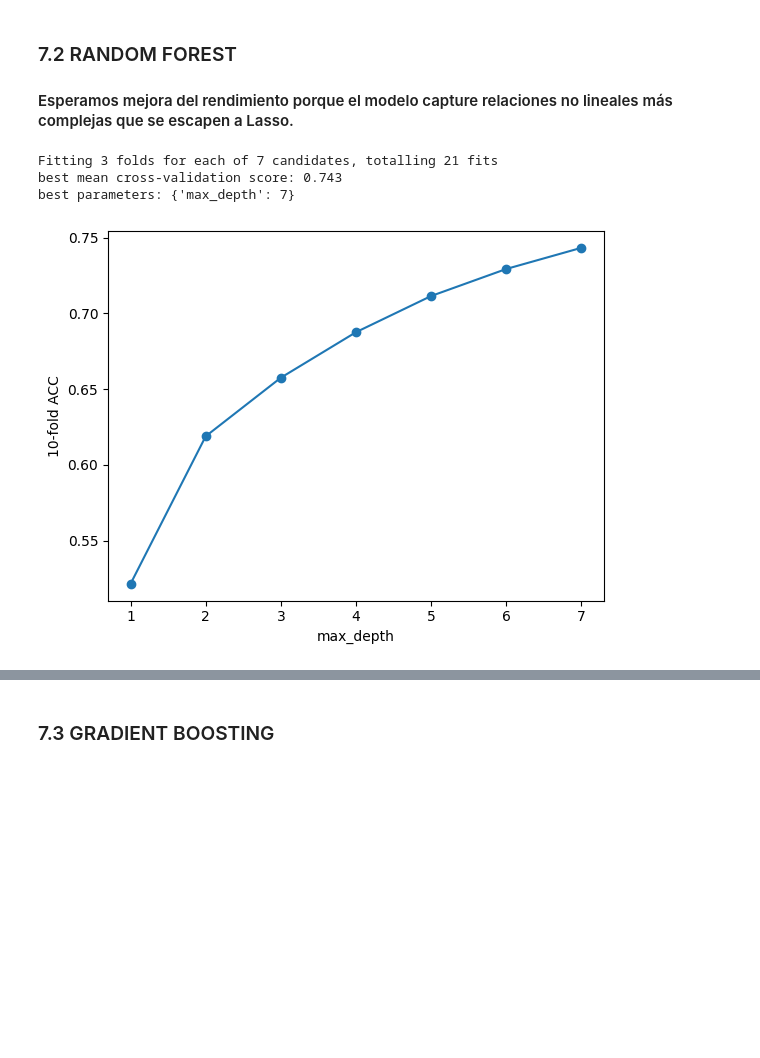
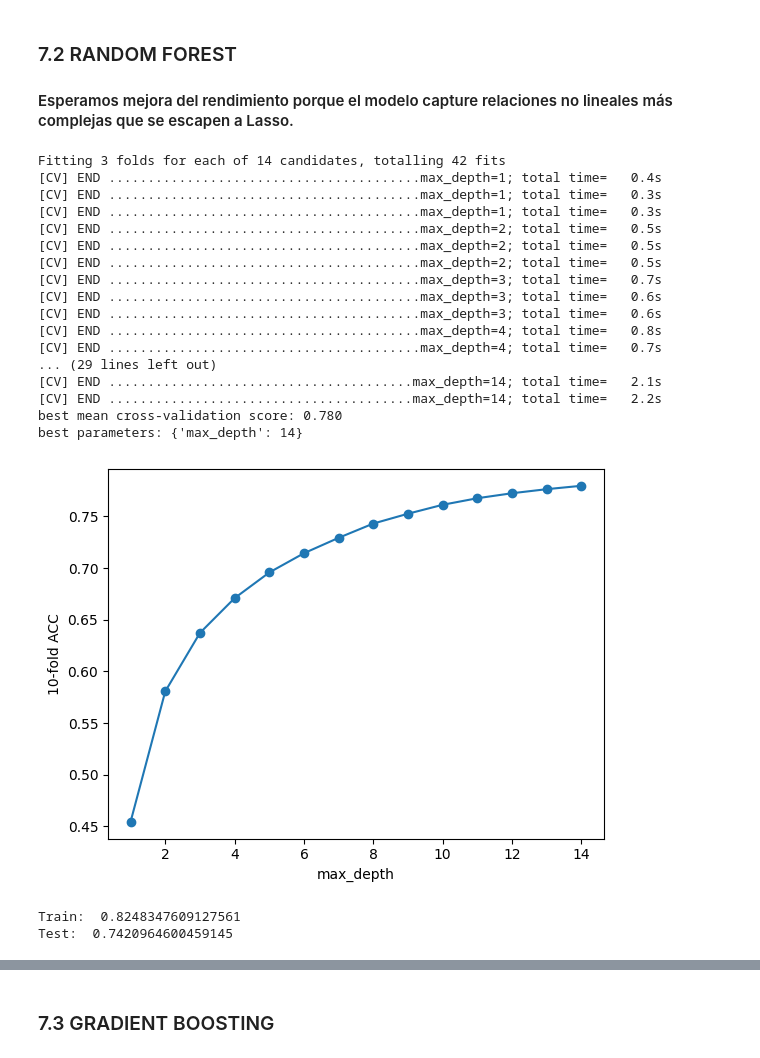
Before and after one commit to mariaeugenia-alvarez/hands-on-coding-machine-learning-project, a Jupyter notebook: ml-airbnb.ipynb, the cells around one changed output, grey strips where cells are left out. Cells and saved outputs as stored; diff of their text form; code cells hidden in the pictures; blank space fills up the shorter version.

```diff
--- a/ml-airbnb.ipynb
+++ b/ml-airbnb.ipynb
@@ -1285,34 +1285,47 @@ is_real_bed 0.00722815448879818
 # %%
 from sklearn.ensemble import RandomForestRegressor
 
 # grid search
-maxDepth   = range(1,8)
-param_grid = {'max_depth': maxDepth}
+maxDepth = range(1,15)
+tuned_parameters = {'max_depth': maxDepth}
 
-
-grid = GridSearchCV(RandomForestRegressor(random_state=0, n_estimators=200), param_grid=param_grid,cv=3, verbose=1)
+grid = GridSearchCV(RandomForestRegressor(random_state=0, n_estimators=200, max_features='sqrt'), param_grid=tuned_parameters,cv=3, verbose=2)
 grid.fit(X_train, y_train)
 
 print("best mean cross-validation score: {:.3f}".format(grid.best_score_))
 print("best parameters: {}".format(grid.best_params_))
 
 scores = np.array(grid.cv_results_['mean_test_score'])
 plt.plot(maxDepth,scores,'-o')
 plt.xlabel('max_depth')
 plt.ylabel('10-fold ACC')
 
 plt.show()
 # %% [output]
-Fitting 3 folds for each of 7 candidates, totalling 21 fits
-best mean cross-validation score: 0.743
-best parameters: {'max_depth': 7}
+Fitting 3 folds for each of 14 candidates, totalling 42 fits
+[CV] END ........................................max_depth=1; total time=   0.4s
+[CV] END ........................................max_depth=1; total time=   0.3s
+[CV] END ........................................max_depth=1; total time=   0.3s
+[CV] END ........................................max_depth=2; total time=   0.5s
+[CV] END ........................................max_depth=2; total time=   0.5s
+[CV] END ........................................max_depth=2; total time=   0.5s
+[CV] END ........................................max_depth=3; total time=   0.7s
+[CV] END ........................................max_depth=3; total time=   0.6s
+[CV] END ........................................max_depth=3; total time=   0.6s
+[CV] END ........................................max_depth=4; total time=   0.8s
+[CV] END ........................................max_depth=4; total time=   0.7s
+... (29 lines left out)
+[CV] END .......................................max_depth=14; total time=   2.1s
+[CV] END .......................................max_depth=14; total time=   2.2s
+best mean cross-validation score: 0.780
+best parameters: {'max_depth': 14}
-[figure, old version]
+[figure, new version]
 # %%
-maxDepthOptimo = grid.best_params_['max_depth']
+maxDepthOptimo = grid.best_params_['max_depth']-4
+randomForest = RandomForestRegressor(max_depth=maxDepthOptimo,n_estimators=200,max_features='sqrt').fit(X_train,y_train)
 
-rf = RandomForestRegressor(max_depth=10).fit(Xs_train,y_train)
-
-print("Train: ",rf.score(Xs_train,y_train)) #Xs scalado
-print("Test: ",rf.score(Xs_test,y_test))
-
-y_pred = rf.predict(Xs_test)
+print("Train: ",randomForest.score(X_train,y_train))
+print("Test: ",randomForest.score(X_test,y_test))
+# %% [output]
+Train:  0.8248347609127561
+Test:  0.7420964600459145
```
Also changed, not shown: parts of 18 cells of this notebook.
